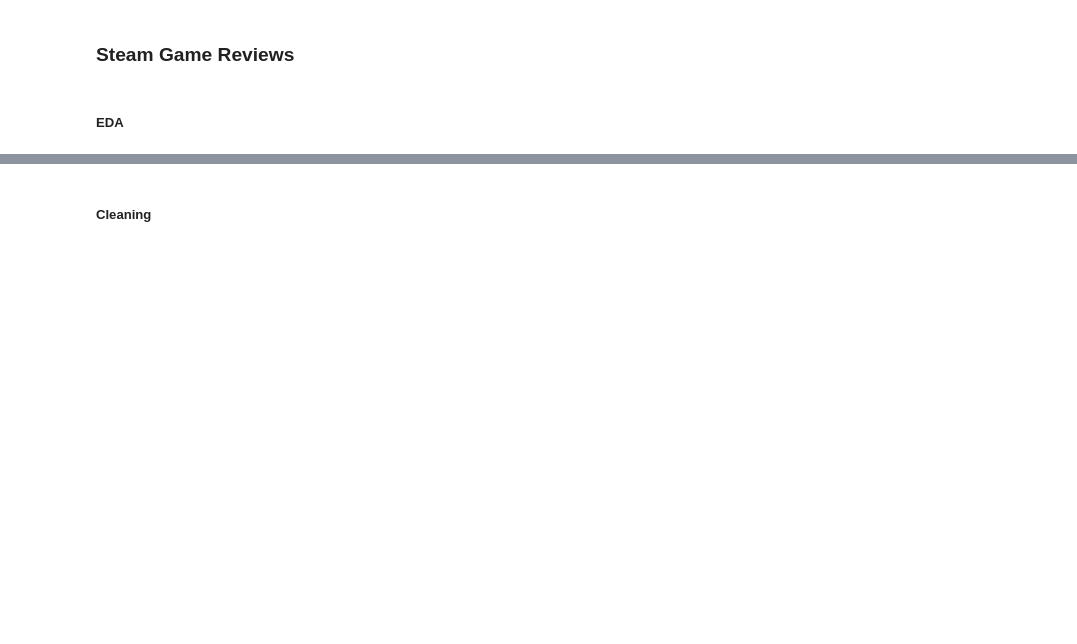
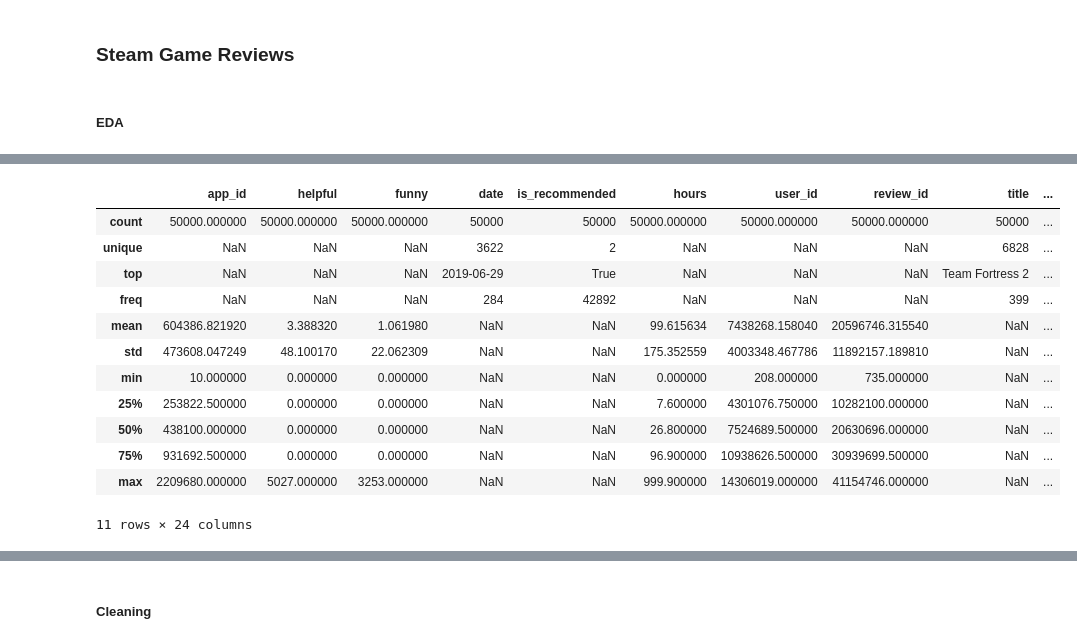
Before and after one commit to cdc18b/personal, a Jupyter notebook: capstone.ipynb, the cells around one changed output, grey strips where cells are left out. Drawn from its saved outputs; the diff is of its cells as text; code cells hidden in the pictures; blank space fills up the shorter version.

```diff
--- a/capstone.ipynb
+++ b/capstone.ipynb
@@ -8,0 +379,16 @@
+# %%
+steam.describe(include="all")
+# %% [output]
+|  | app_id | helpful | funny | date | is_recommended | hours | user_id | review_id | title | ... |
+| count | 50000.000000 | 50000.000000 | 50000.000000 | 50000 | 50000 | 50000.000000 | 50000.000000 | 50000.000000 | 50000 | ... |
+| unique | NaN | NaN | NaN | 3622 | 2 | NaN | NaN | NaN | 6828 | ... |
+| top | NaN | NaN | NaN | 2019-06-29 | True | NaN | NaN | NaN | Team Fortress 2 | ... |
+| freq | NaN | NaN | NaN | 284 | 42892 | NaN | NaN | NaN | 399 | ... |
+| mean | 604386.821920 | 3.388320 | 1.061980 | NaN | NaN | 99.615634 | 7438268.158040 | 20596746.315540 | NaN | ... |
+| std | 473608.047249 | 48.100170 | 22.062309 | NaN | NaN | 175.352559 | 4003348.467786 | 11892157.189810 | NaN | ... |
+| min | 10.000000 | 0.000000 | 0.000000 | NaN | NaN | 0.000000 | 208.000000 | 735.000000 | NaN | ... |
+| 25% | 253822.500000 | 0.000000 | 0.000000 | NaN | NaN | 7.600000 | 4301076.750000 | 10282100.000000 | NaN | ... |
+| 50% | 438100.000000 | 0.000000 | 0.000000 | NaN | NaN | 26.800000 | 7524689.500000 | 20630696.000000 | NaN | ... |
+| 75% | 931692.500000 | 0.000000 | 0.000000 | NaN | NaN | 96.900000 | 10938626.500000 | 30939699.500000 | NaN | ... |
+| max | 2209680.000000 | 5027.000000 | 3253.000000 | NaN | NaN | 999.900000 | 14306019.000000 | 41154746.000000 | NaN | ... |
+11 rows × 24 columns
```
Also changed, not shown: parts of 20 cells of this notebook.
